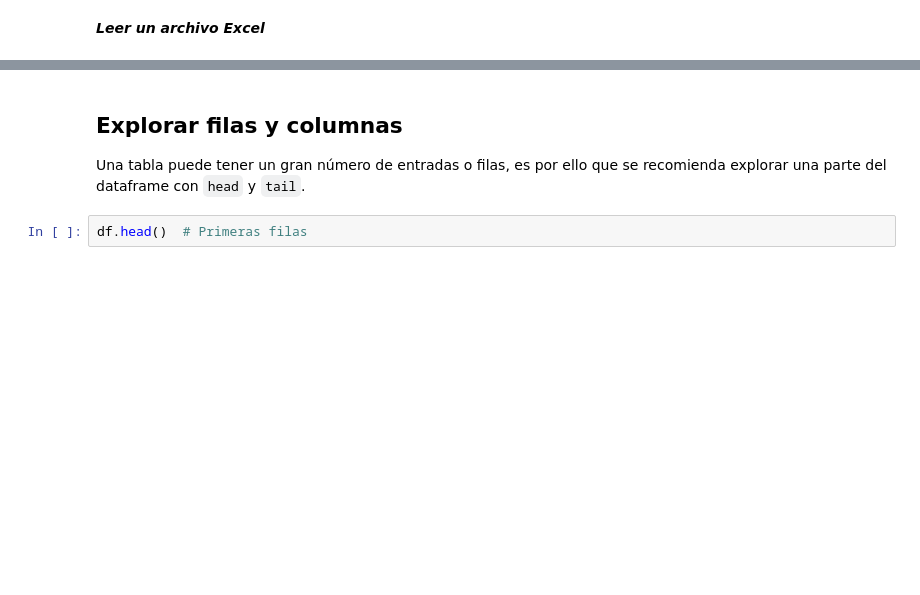
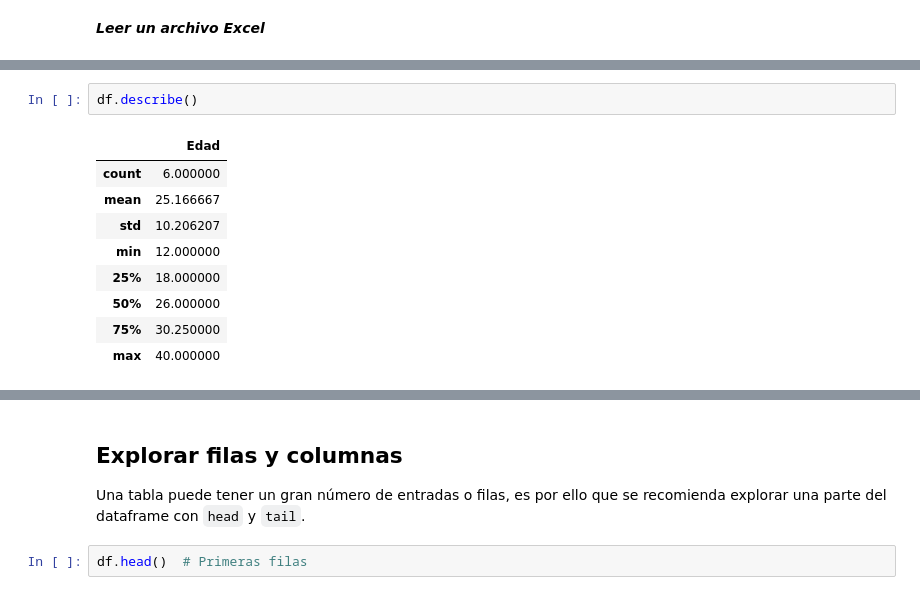
Before and after one commit to soesteve/Programming-in-Data-Science, a Jupyter notebook: 6_Manipulación_de_Datos.ipynb, the cells around one changed output, grey strips where cells are left out. Saved outputs shown, nothing was run; the diff lists cells and outputs as text; blank space fills up the shorter version.

```diff
--- a/6_Manipulación_de_Datos.ipynb
+++ b/6_Manipulación_de_Datos.ipynb
@@ -58,0 +101,12 @@ print(df.shape)
+# %%
+df.describe()
+# %% [output]
+|  | Edad |
+| count | 6.000000 |
+| mean | 25.166667 |
+| std | 10.206207 |
+| min | 12.000000 |
+| 25% | 18.000000 |
+| 50% | 26.000000 |
+| 75% | 30.250000 |
+| max | 40.000000 |
```
Also changed, not shown: parts of 17 cells of this notebook, 11 other files.
